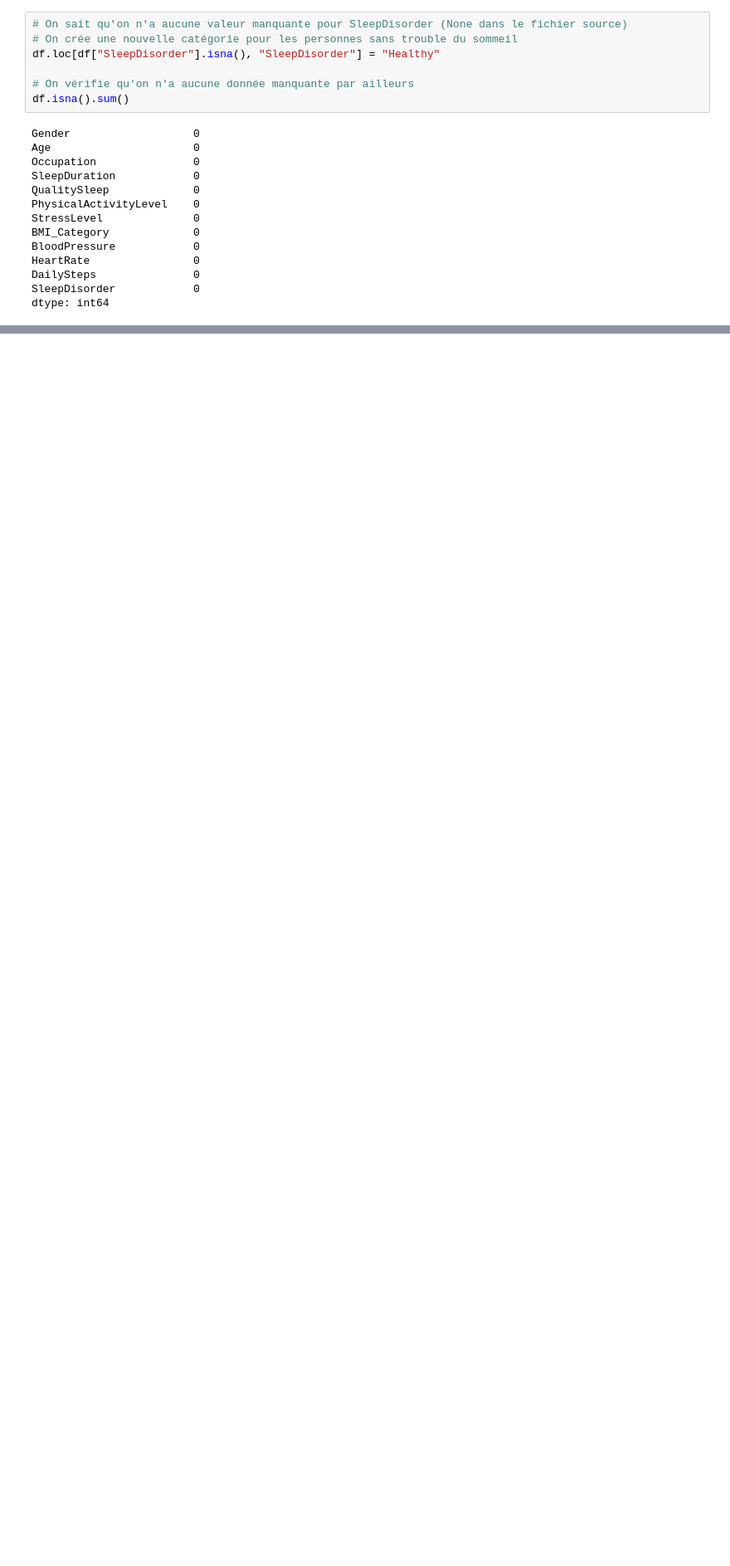
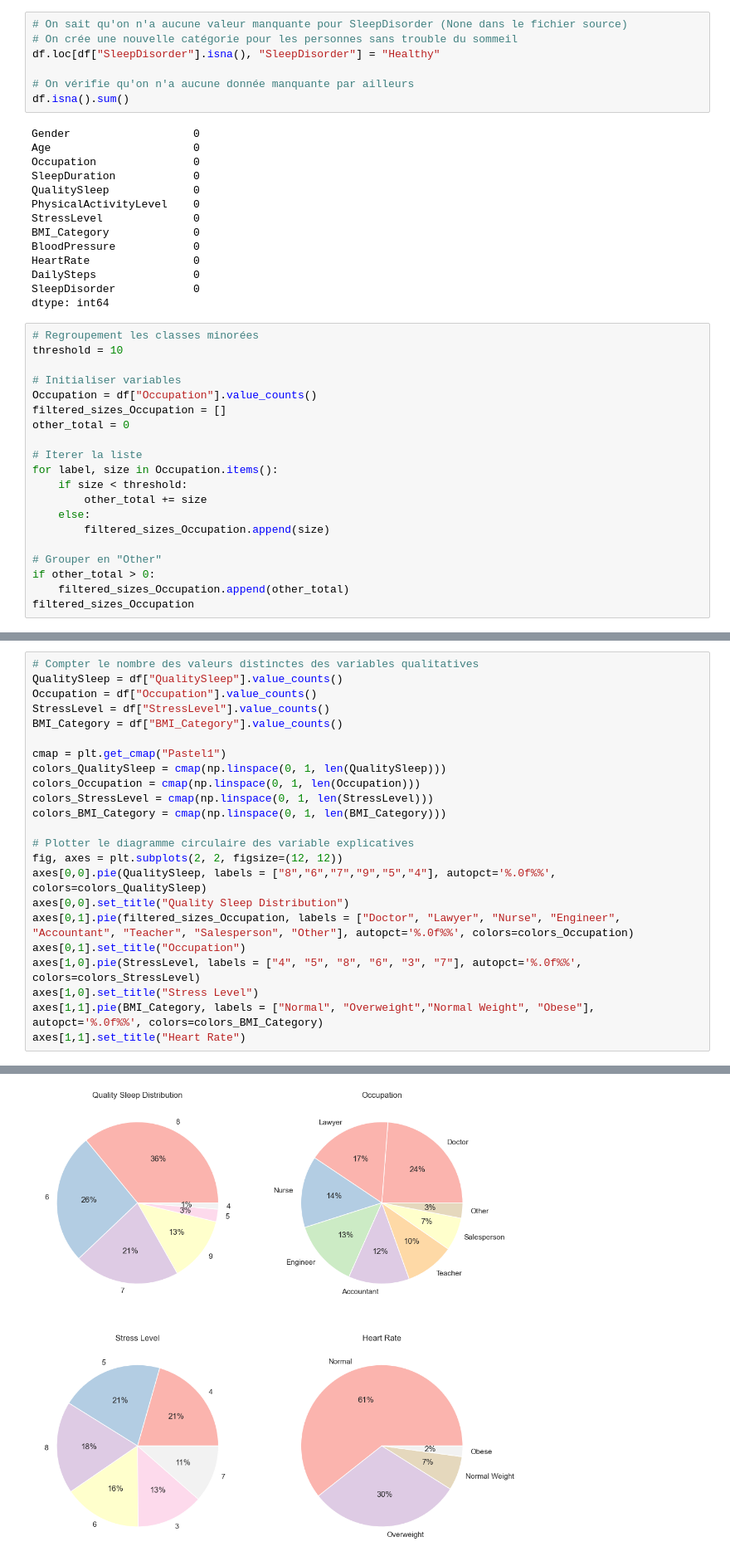
Before and after one commit to VinhHoaTU/Sleep-Problem-Detection, a Jupyter notebook: Script/Notebook.ipynb, the cells around one changed output, grey strips where cells are left out. Shown at 83% size. Drawn from its saved outputs; the diff is of its cells as text; blank space fills up the shorter version.

```diff
--- a/Script/Notebook.ipynb
+++ b/Script/Notebook.ipynb
@@ -69,3 +72,23 @@ HeartRate                0
 DailySteps               0
 SleepDisorder            0
 dtype: int64
+# %%
+# Regroupement les classes minorées
+threshold = 10
+
+# Initialiser variables
+Occupation = df["Occupation"].value_counts()
+filtered_sizes_Occupation = []
+other_total = 0
+
+# Iterer la liste
+for label, size in Occupation.items():
+    if size < threshold:
+        other_total += size
+    else:
+        filtered_sizes_Occupation.append(size)
+
+# Grouper en "Other"
+if other_total > 0:
+    filtered_sizes_Occupation.append(other_total)
+filtered_sizes_Occupation
@@ -71,0 +115,24 @@ dtype: int64
+# %%
+# Compter le nombre des valeurs distinctes des variables qualitatives
+QualitySleep = df["QualitySleep"].value_counts()
+Occupation = df["Occupation"].value_counts()
+StressLevel = df["StressLevel"].value_counts()
+BMI_Category = df["BMI_Category"].value_counts()
+
+cmap = plt.get_cmap("Pastel1")
+colors_QualitySleep = cmap(np.linspace(0, 1, len(QualitySleep)))
+colors_Occupation = cmap(np.linspace(0, 1, len(Occupation)))
+colors_StressLevel = cmap(np.linspace(0, 1, len(StressLevel)))
+colors_BMI_Category = cmap(np.linspace(0, 1, len(BMI_Category)))
+
+# Plotter le diagramme circulaire des variable explicatives
+fig, axes = plt.subplots(2, 2, figsize=(12, 12))
+axes[0,0].pie(QualitySleep, labels = ["8","6","7","9","5","4"], autopct='%.0f%%', colors=colors_QualitySleep)
+axes[0,0].set_title("Quality Sleep Distribution")
+axes[0,1].pie(filtered_sizes_Occupation, labels = ["Doctor", "Lawyer", "Nurse", "Engineer", "Accountant", "Teacher", "Salesperson", "Other"], autopct='%.0f%%', colors=colors_Occupation)
+axes[0,1].set_title("Occupation")
+axes[1,0].pie(StressLevel, labels = ["4", "5", "8", "6", "3", "7"], autopct='%.0f%%', colors=colors_StressLevel)
+axes[1,0].set_title("Stress Level")
+axes[1,1].pie(BMI_Category, labels = ["Normal", "Overweight","Normal Weight", "Obese"], autopct='%.0f%%', colors=colors_BMI_Category)
+axes[1,1].set_title("Heart Rate")
+# %% [output]
@@ -72,3 +140,4 @@ dtype: int64
+[figure, added]
 # %%
 # On a deux BMI_Category normales : "Normal Weight" et "Normal"
 # On transforme les "Normal Weight" par "Normal"
```
Also changed, not shown: parts of 30 cells of this notebook.
